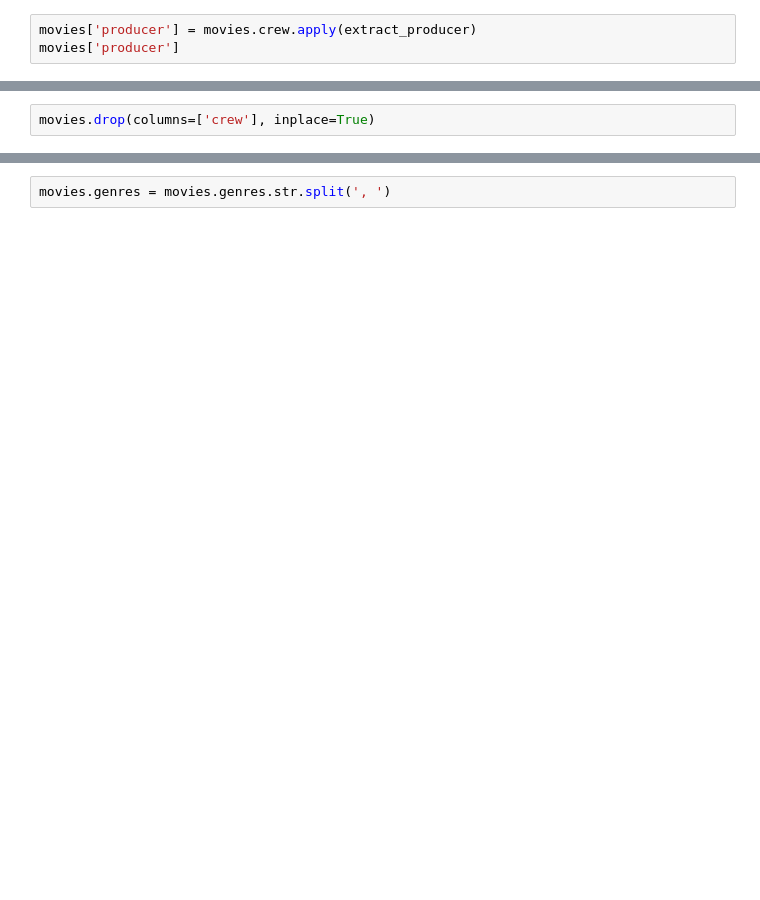
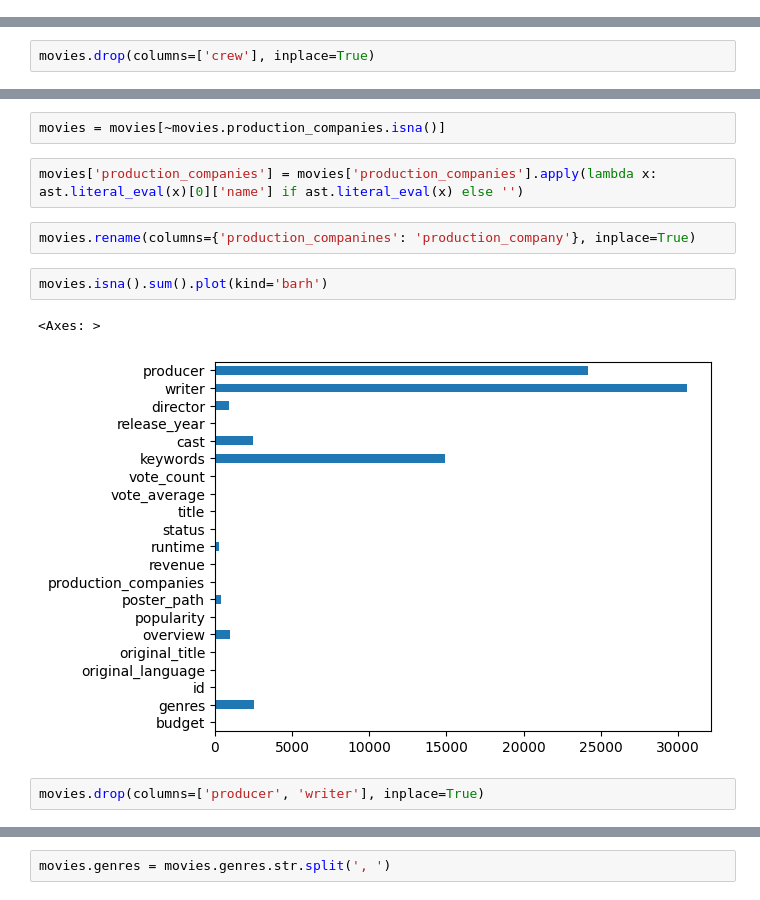
Before and after one commit to M-Awwab-Khan/most-comprehensive-movies-analysis, a Jupyter notebook: Most_Comprehensive_Movies_Analysis.ipynb, the cells around one changed output, grey strips where cells are left out. Saved outputs shown, nothing was run; the diff lists cells and outputs as text; blank space fills up the shorter version.

```diff
--- a/Most_Comprehensive_Movies_Analysis.ipynb
+++ b/Most_Comprehensive_Movies_Analysis.ipynb
@@ -213,3 +192,0 @@ def extract_producer(text):
-# %%
-movies['producer'] = movies.crew.apply(extract_producer)
-movies['producer']
@@ -252,0 +211,13 @@ movies.head(1)
+# %%
+movies = movies[~movies.production_companies.isna()]
+# %%
+movies['production_companies'] = movies['production_companies'].apply(lambda x: ast.literal_eval(x)[0]['name'] if ast.literal_eval(x) else '')
+# %%
+movies.rename(columns={'production_companines': 'production_company'}, inplace=True)
+# %%
+movies.isna().sum().plot(kind='barh')
+# %% [output]
+<Axes: >
+[figure, added]
+# %%
+movies.drop(columns=['producer', 'writer'], inplace=True)
```
Also changed, not shown: parts of 26 cells of this notebook.
